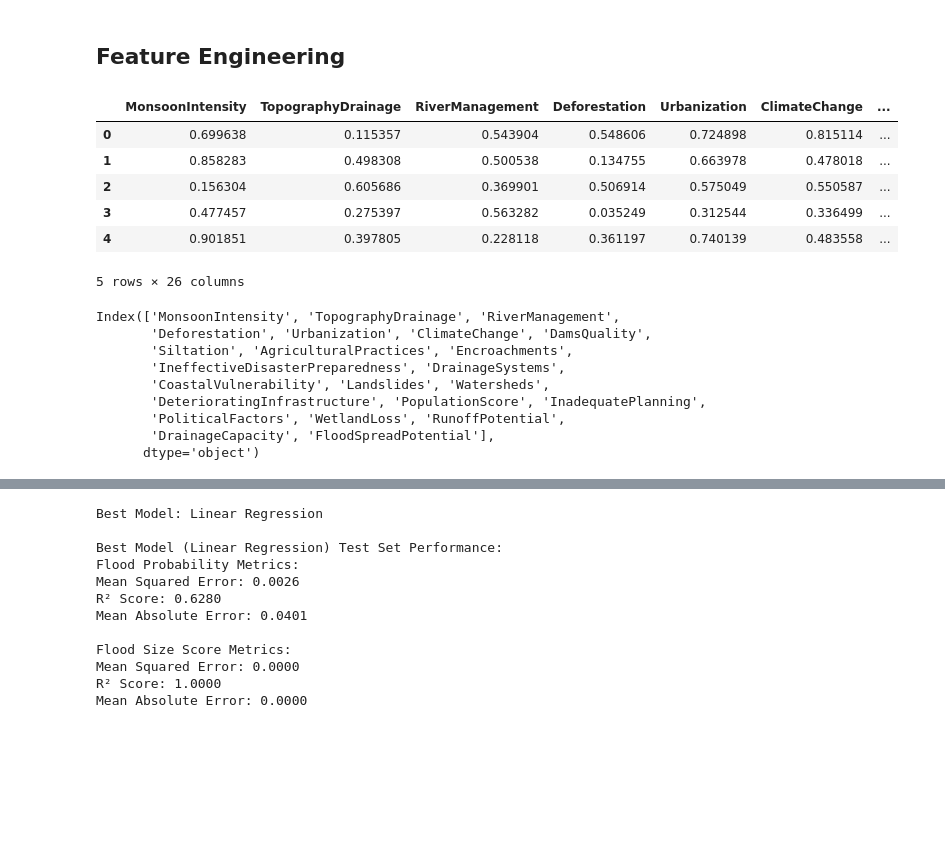
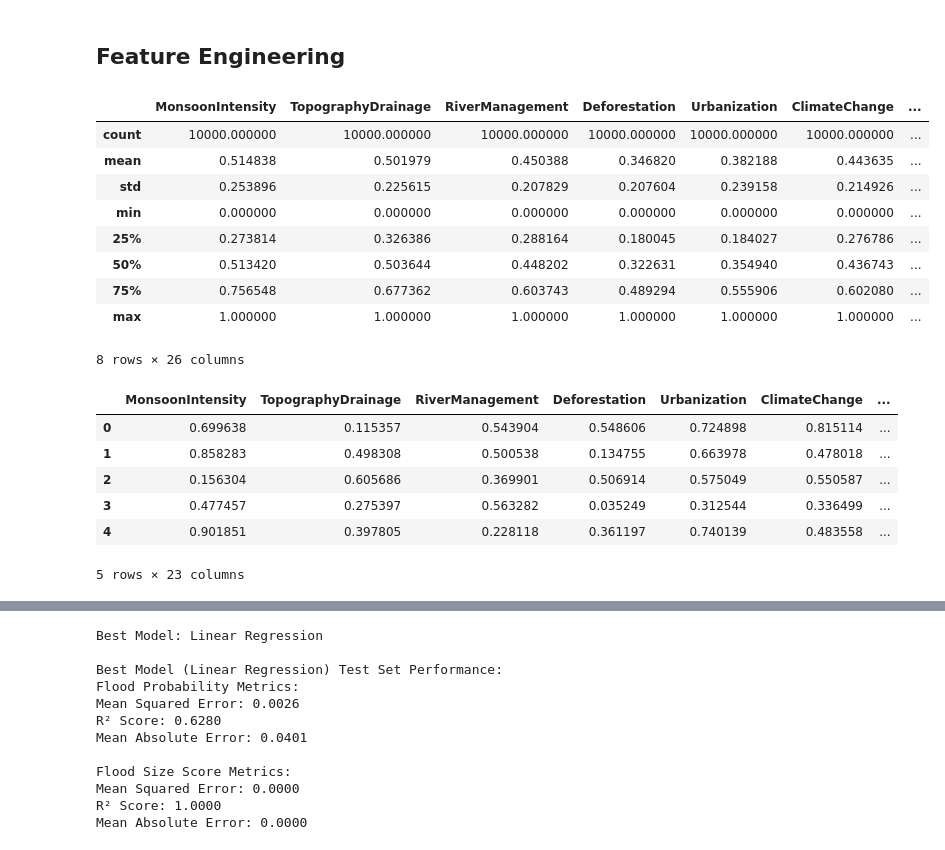
Before and after one commit to Tj-Dave/SmartByte-ML, a Jupyter notebook: Core_system/flood_predictor.ipynb, the cells around one changed output, grey strips where cells are left out. Cells and saved outputs as stored; diff of their text form; code cells hidden in the pictures; blank space fills up the shorter version.

```diff
--- a/Core_system/flood_predictor.ipynb
+++ b/Core_system/flood_predictor.ipynb
@@ -106,40 +106,43 @@ features_to_normalize = [
 ]
 df[features_to_normalize] = scaler.fit_transform(df[features_to_normalize])
 
 # Flood size features
 df['RunoffPotential'] = (
     df['MonsoonIntensity'] + df['Urbanization'] + df['Deforestation'] +
     df['AgriculturalPractices'] + df['Siltation']
 ) / 5
 
 df['DrainageCapacity'] = (
     df['TopographyDrainage'] + df['RiverManagement'] +
     df['DrainageSystems'] + df['DamsQuality']
 ) / 4
 
 df['FloodSpreadPotential'] = (
     df['WetlandLoss'] + df['Encroachments'] +
     df['CoastalVulnerability'] + (1 - df['Watersheds'])
 ) / 4
 
 df['VulnerabilityIndex'] = (
     df['PopulationScore'] + df['InadequatePlanning'] +
     df['IneffectiveDisasterPreparedness'] + df['PoliticalFactors']
 ) / 4
 
 df['FloodSizeScore'] = (
     df['RunoffPotential'] + df['FloodSpreadPotential'] - df['DrainageCapacity']
 )
 
-df.head()
+df.describe()
 # %% [output]
 |  | MonsoonIntensity | TopographyDrainage | RiverManagement | Deforestation | Urbanization | ClimateChange | ... |
-| 0 | 0.699638 | 0.115357 | 0.543904 | 0.548606 | 0.724898 | 0.815114 | ... |
-| 1 | 0.858283 | 0.498308 | 0.500538 | 0.134755 | 0.663978 | 0.478018 | ... |
-| 2 | 0.156304 | 0.605686 | 0.369901 | 0.506914 | 0.575049 | 0.550587 | ... |
-| 3 | 0.477457 | 0.275397 | 0.563282 | 0.035249 | 0.312544 | 0.336499 | ... |
-| 4 | 0.901851 | 0.397805 | 0.228118 | 0.361197 | 0.740139 | 0.483558 | ... |
+| count | 10000.000000 | 10000.000000 | 10000.000000 | 10000.000000 | 10000.000000 | 10000.000000 | ... |
+| mean | 0.514838 | 0.501979 | 0.450388 | 0.346820 | 0.382188 | 0.443635 | ... |
+| std | 0.253896 | 0.225615 | 0.207829 | 0.207604 | 0.239158 | 0.214926 | ... |
+| min | 0.000000 | 0.000000 | 0.000000 | 0.000000 | 0.000000 | 0.000000 | ... |
+| 25% | 0.273814 | 0.326386 | 0.288164 | 0.180045 | 0.184027 | 0.276786 | ... |
+| 50% | 0.513420 | 0.503644 | 0.448202 | 0.322631 | 0.354940 | 0.436743 | ... |
+| 75% | 0.756548 | 0.677362 | 0.603743 | 0.489294 | 0.555906 | 0.602080 | ... |
+| max | 1.000000 | 1.000000 | 1.000000 | 1.000000 | 1.000000 | 1.000000 | ... |
-5 rows × 26 columns
+8 rows × 26 columns
 # %%
 # ## 4. Prepare Data for Modeling
 # Define features and targets. We'll predict both FloodProbability and FloodSizeScore.
@@ -151,17 +154,15 @@ y = df[['FloodProbability', 'FloodSizeScore', 'VulnerabilityIndex']]  # Targets
 X_train, X_test, y_train, y_test = train_test_split(
     X, y, test_size=0.2, random_state=42
 )
-X.columns
+X.head()
 # %% [output]
+|  | MonsoonIntensity | TopographyDrainage | RiverManagement | Deforestation | Urbanization | ClimateChange | ... |
+| 0 | 0.699638 | 0.115357 | 0.543904 | 0.548606 | 0.724898 | 0.815114 | ... |
+| 1 | 0.858283 | 0.498308 | 0.500538 | 0.134755 | 0.663978 | 0.478018 | ... |
+| 2 | 0.156304 | 0.605686 | 0.369901 | 0.506914 | 0.575049 | 0.550587 | ... |
+| 3 | 0.477457 | 0.275397 | 0.563282 | 0.035249 | 0.312544 | 0.336499 | ... |
+| 4 | 0.901851 | 0.397805 | 0.228118 | 0.361197 | 0.740139 | 0.483558 | ... |
-Index(['MonsoonIntensity', 'TopographyDrainage', 'RiverManagement',
-       'Deforestation', 'Urbanization', 'ClimateChange', 'DamsQuality',
-       'Siltation', 'AgriculturalPractices', 'Encroachments',
-       'IneffectiveDisasterPreparedness', 'DrainageSystems',
-       'CoastalVulnerability', 'Landslides', 'Watersheds',
-       'DeterioratingInfrastructure', 'PopulationScore', 'InadequatePlanning',
-       'PoliticalFactors', 'WetlandLoss', 'RunoffPotential',
-       'DrainageCapacity', 'FloodSpreadPotential'],
-      dtype='object')
+5 rows × 23 columns
 # %%
 # ## 5. Model Comparison
 # Compare multiple regression algorithms for multi-output prediction.
```
Also changed, not shown: parts of 2 cells of this notebook, 32 other files.
